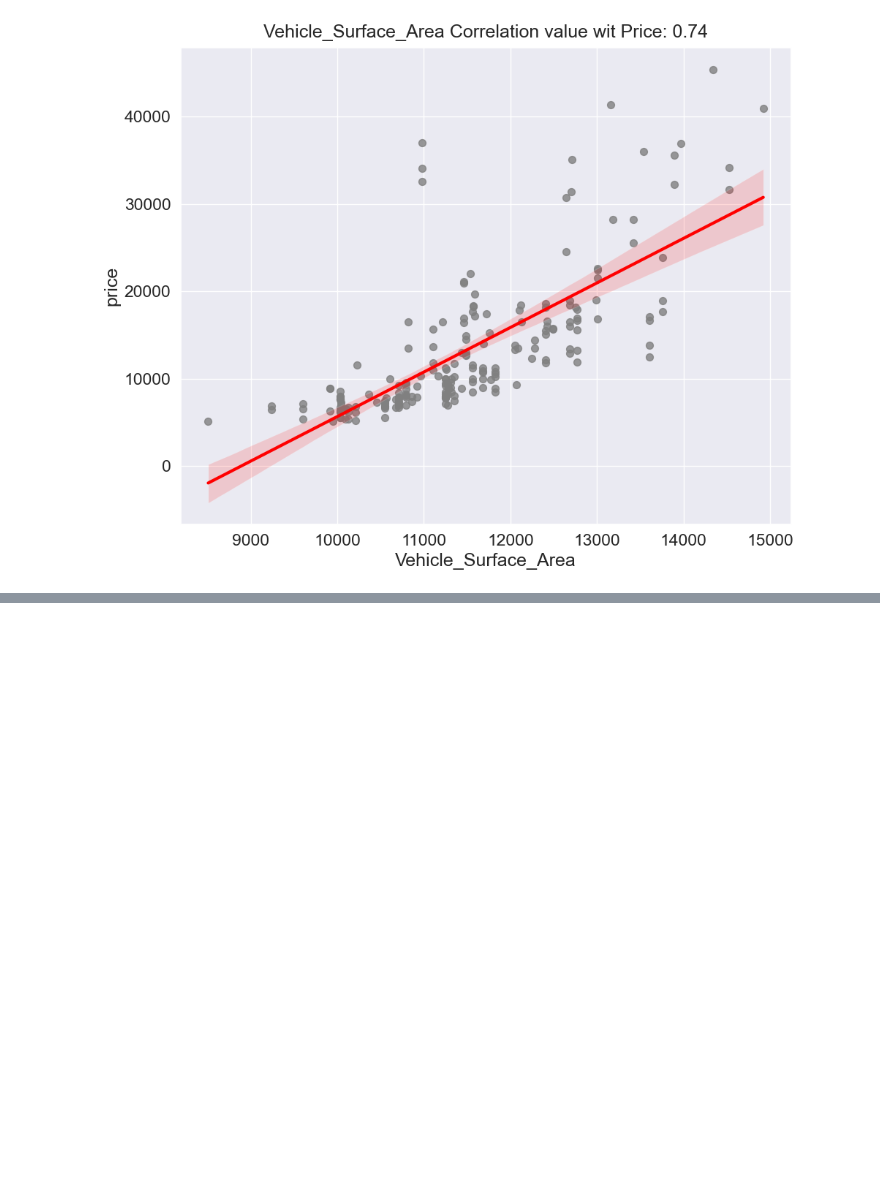
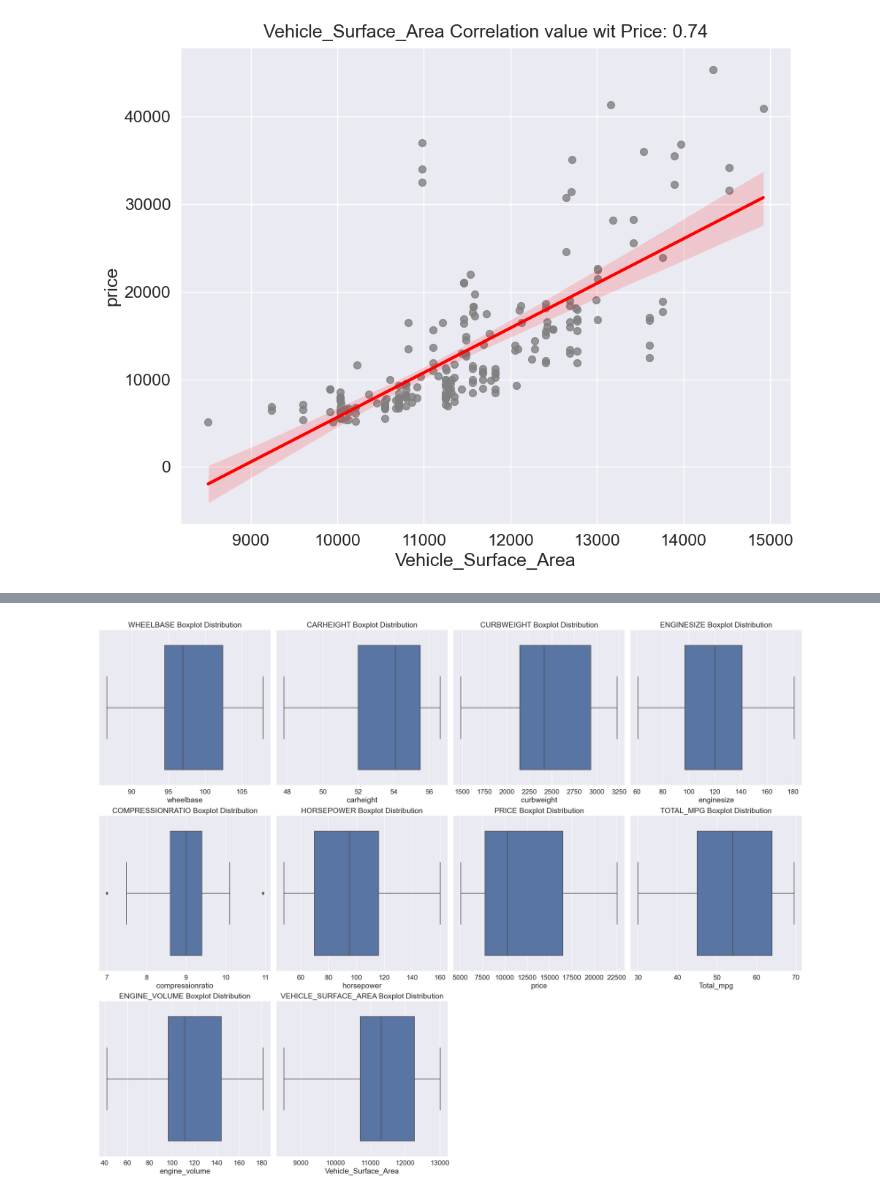
Before and after one commit to mideyolu/Car-Price-Prediction, a Jupyter notebook: car-price.ipynb, the cells around one changed output, grey strips where cells are left out. Cells and saved outputs as stored; diff of their text form; code cells hidden in the pictures; blank space fills up the shorter version.

```diff
--- a/car-price.ipynb
+++ b/car-price.ipynb
@@ -665,0 +737,4 @@ for idx, column in enumerate(columns):
+# %%
+box_plot(col_list=num_features)
+# %% [output]
+[figure, added]
```
Also changed, not shown: parts of 53 cells of this notebook.
